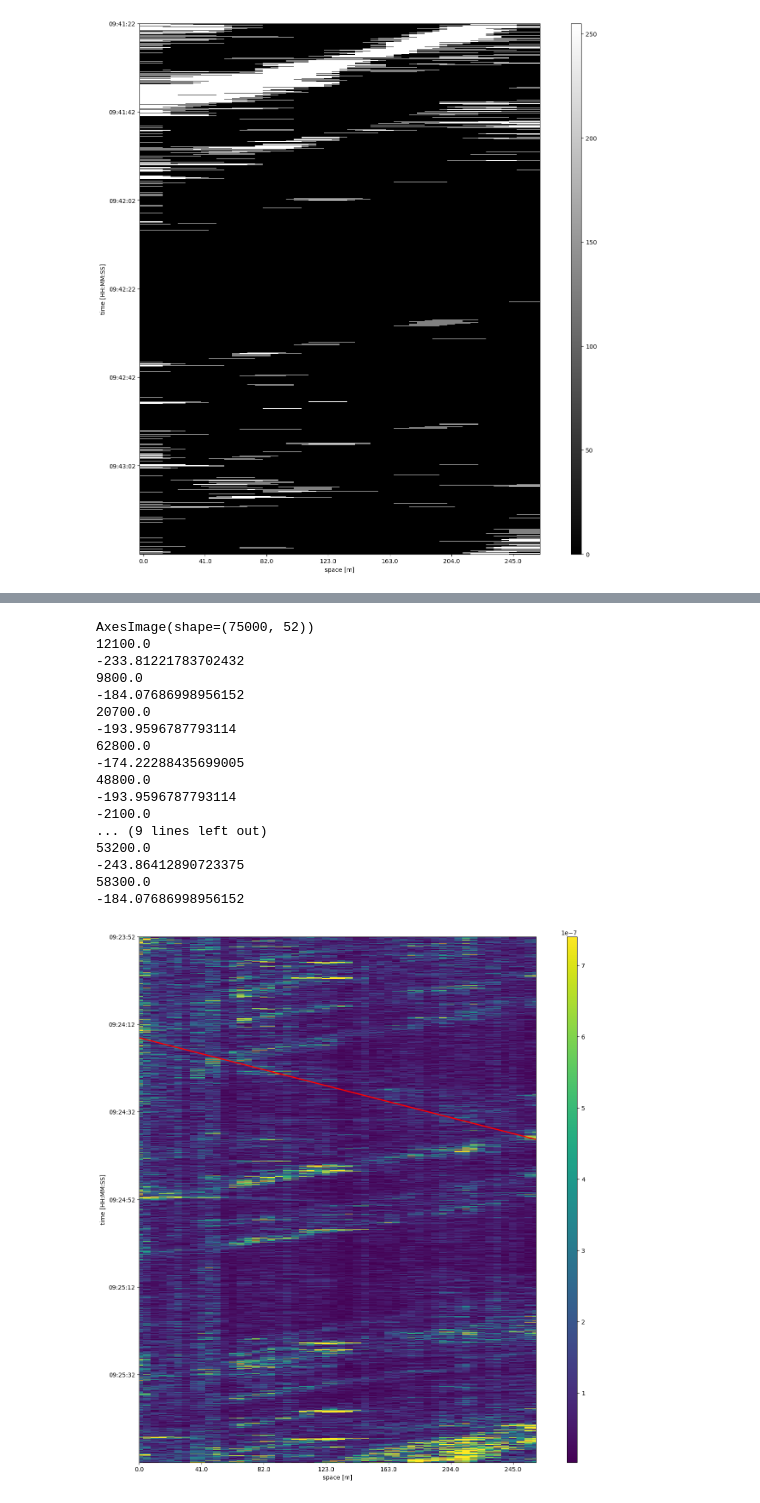
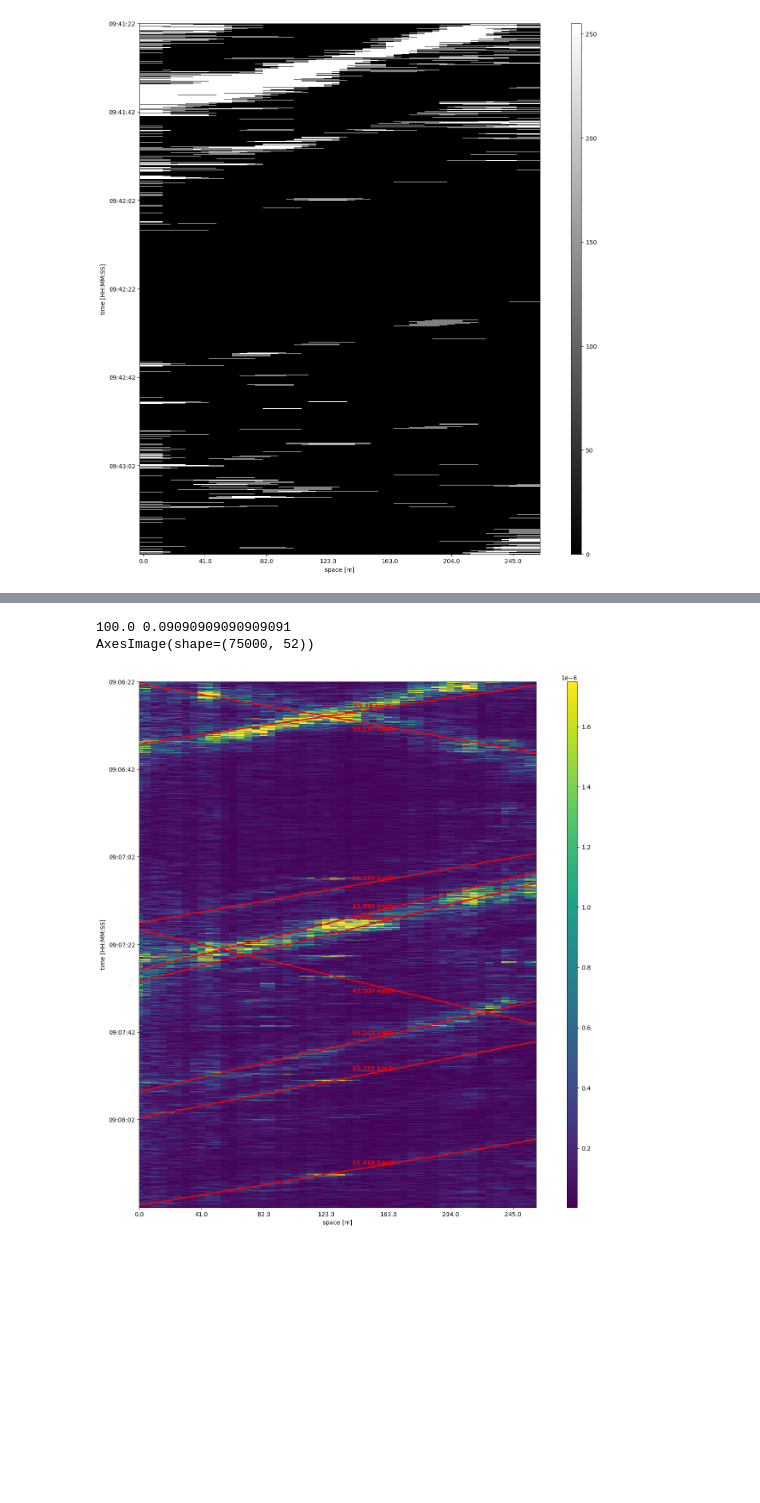
Before and after one commit to PBalewski/Movement-detection-in-DAS-recordings, a Jupyter notebook: DAS_file_overview.ipynb, the cells around one changed output, grey strips where cells are left out. Saved outputs shown, nothing was run; the diff lists cells and outputs as text; code cells hidden in the pictures; blank space fills up the shorter version.

```diff
--- a/DAS_file_overview.ipynb
+++ b/DAS_file_overview.ipynb
@@ -54,17 +54,16 @@ files.sort()
 dx= 5.106500953873407
 dt= 0.0016
 
-
 data = []
-first_file = '20240507_cut_npy\\094122.npy' #\\
-last_file = '20240507_cut_npy\\094312.npy' #\\
+first_file = '20240507_cut_npy/090622.npy' #\\
+last_file = '20240507_cut_npy/090812.npy' #\\
 for file in files:
    if file >= first_file and file <= last_file:
       print(file)
       data.append(np.load(file))
 
 data = np.concatenate(data)
-time_start = datetime.datetime.strptime('2024-05-07 ' + first_file.split("\\")[-1].split(".")[0], "%Y-%m-%d %H%M%S") #\\
+time_start = datetime.datetime.strptime('2024-05-07 ' + first_file.split("/")[-1].split(".")[0], "%Y-%m-%d %H%M%S") #\\
 index = pd.date_range(start=time_start, periods=len(data), freq=f'{dt}s')
 
 
@@ -405,13 +392,13 @@ resized_image = expand_horizontal(downsampled_image, factor=11)   # Expand horiz
 print(f"Original shape: {norm_mm_data.shape}")
 print(f"Resized shape: {resized_image.shape}")
 
-# Normalize the resized image to the range 0-256
-def scale_to_256(image):
+# Normalize the resized image to the range 0-255
+def scale_to_255(image):
     scaled_image = (image - np.min(image)) / (np.max(image) - np.min(image))  # Normalize to 0-1
-    return (scaled_image * 255).astype(np.uint8)  # Scale to 0-256 and convert to uint8
+    return (scaled_image * 255).astype(np.uint8)  # Scale to 0-255 and convert to uint8
 
 # Apply scaling
-scaled_image = scale_to_256(resized_image)
+scaled_image = scale_to_255(resized_image)
 
 imshow(scaled_image)
 scaled_image.shape
@@ -604,16 +591,15 @@ plt.tight_layout()
 dx= 5.106500953873407
 dt= 0.0016
 
-
 data = []
-first_file = '20240507_cut_npy\\092352.npy' #\\
-last_file = '20240507_cut_npy\\092542.npy' #\\
+first_file = '20240507_cut_npy/090622.npy' #\\
+last_file = '20240507_cut_npy/090812.npy' #\\
 for file in files:
    if file >= first_file and file <= last_file:
       data.append(np.load(file))
 
 data = np.concatenate(data)
-time_start = datetime.datetime.strptime('2024-05-07 ' + first_file.split("\\")[-1].split(".")[0], "%Y-%m-%d %H%M%S") #\\
+time_start = datetime.datetime.strptime('2024-05-07 ' + first_file.split("/")[-1].split(".")[0], "%Y-%m-%d %H%M%S") #\\
 index = pd.date_range(start=time_start, periods=len(data), freq=f'{dt}s')
 
 
@@ -624,8 +610,11 @@ df = pd.DataFrame(data=data, index=index, columns=columns)
 df -= df.mean()
 df = np.abs(df)
 # %%
-vertical_scale = norm_mm_data.shape[0] / scaled_image.shape[0]
-horizontal_scale = norm_mm_data.shape[1] / scaled_image.shape[1]
+from math import sqrt
+
+vertical_scale = norm_mm_data.shape[0] / scaled_image.shape[0] # 100
+horizontal_scale = norm_mm_data.shape[1] / scaled_image.shape[1] # 1/11
+print(vertical_scale, horizontal_scale)
 
 
 tested_angles = np.linspace(-np.pi / 2, np.pi / 2, 360, endpoint=False)
@@ -637,52 +626,41 @@ ax = plt.axes()
 
 # Display the original image
 low, high = np.percentile(df, [3, 99])
 norm = Normalize(vmin=low, vmax=high, clip=True)
 im = ax.imshow(df,interpolation='none',aspect='auto',norm=norm)
 print(im)
 plt.ylabel('time [HH:MM:SS]')
 plt.xlabel('space [m]')
 
 # Rescale and plot detected lines
 for _, angle, dist in lines:
     if abs(np.rad2deg(angle)) > 75 and abs(np.rad2deg(angle)) < 82:
         # Rescale distance
-        dist_original = dist * vertical_scale
-        print(dist_original)
+        dist_original = dist * sqrt((np.cos(angle) / horizontal_scale) ** 2 + (np.sin(angle) / vertical_scale) ** 2) # done
+
         # Calculate points for the original scale
-        (x0, y0) = dist_original * np.array([np.cos(angle), np.sin(angle)])
+        (x0, y0) = dist * np.array([np.cos(angle) * horizontal_scale, np.sin(angle) * vertical_scale])
+
         # Adjust slope for horizontal scaling
-        slope_original = np.tan(angle + np.pi / 2) * 1100
-        print(slope_original)
+        slope_original = np.tan(angle + np.pi / 2) * vertical_scale/horizontal_scale
+        speed = np.where(slope_original != 0, 1 / (abs(slope_original) * (dt) / dx) * 3.6, 0)
+
         # Plot rescaled line
         ax.axline((x0, y0), slope=slope_original, color='red', linewidth=2)
+        ax.text(30, slope_original * 33 + y0 - slope_original * x0, f"{np.round(speed, 3)} km/h", fontsize=10, color='red', ha='center', va='center', fontweight = 'bold')
+
 
 # Add colorbar
 cax = fig.add_axes([ax.get_position().x1+0.06,ax.get_position().y0,0.02,ax.get_position().height])
 plt.colorbar(im, cax=cax)
 x_positions, x_labels = set_axis(df.columns)
 ax.set_xticks(x_positions, np.round(x_labels))
 y_positions, y_labels = set_axis(df.index.time)
 ax.set_yticks(y_positions, y_labels)
 ax.set_ylim((74999, 0))
 ax.set_xlim((0, 51))
 plt.show()
 # %% [output]
+100.0 0.09090909090909091
 AxesImage(shape=(75000, 52))
-12100.0
--233.81221783702432
-9800.0
--184.07686998956152
-20700.0
--193.9596787793114
-62800.0
--174.22288435699005
-48800.0
--193.9596787793114
--2100.0
-... (9 lines left out)
-53200.0
--243.86412890723375
-58300.0
--184.07686998956152
-[figure, old version]
+[figure, new version]
```
Also changed, not shown: parts of 18 cells of this notebook.
